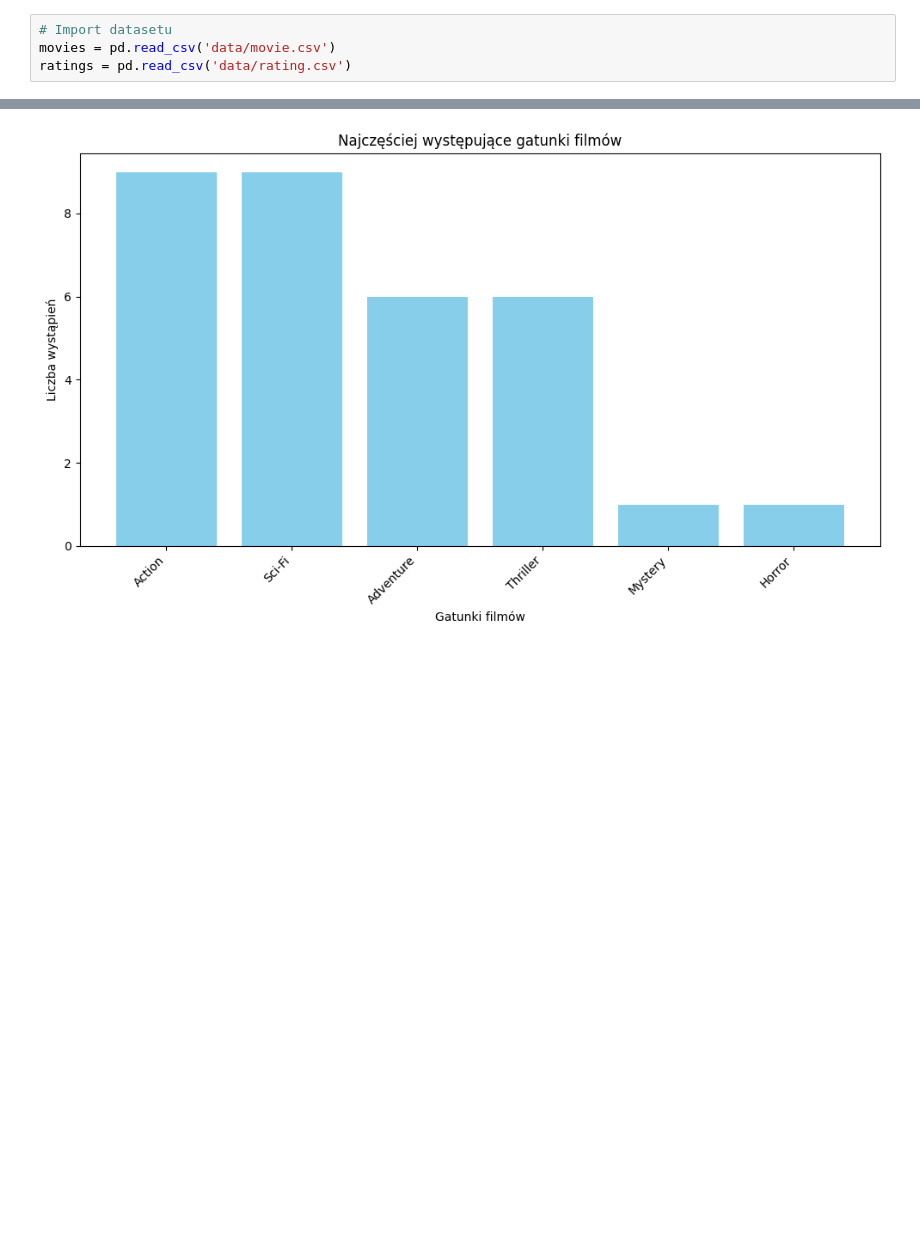
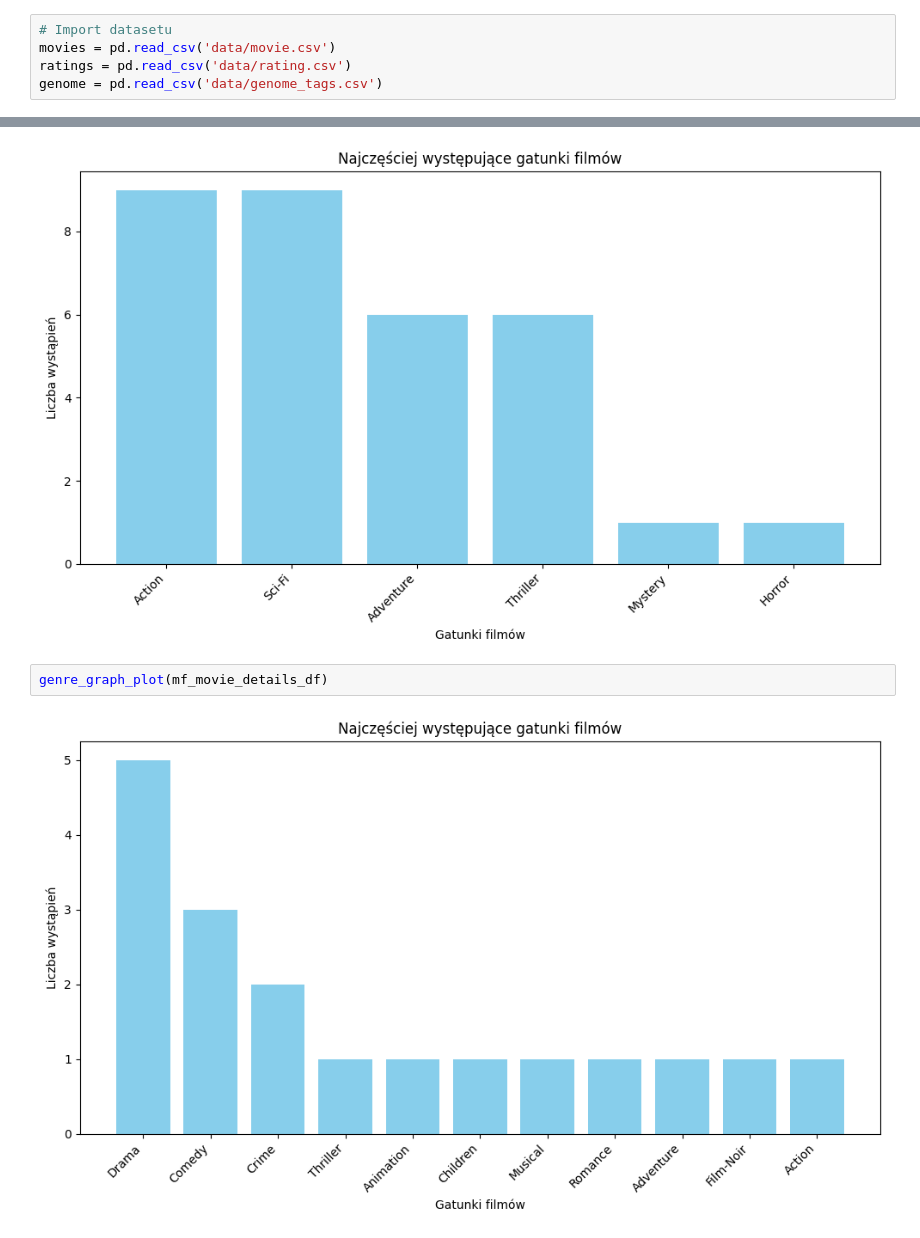
Before and after one commit to ProkopSebastian/recommendation-systems, a Jupyter notebook: src/wyniki.ipynb, the cells around one changed output, grey strips where cells are left out. Drawn from its saved outputs; the diff is of its cells as text; blank space fills up the shorter version.

```diff
--- a/src/wyniki.ipynb
+++ b/src/wyniki.ipynb
@@ -8,6 +10,7 @@ import knn as knn_alg
 # Import datasetu
 movies = pd.read_csv('data/movie.csv')
 ratings = pd.read_csv('data/rating.csv')
+genome = pd.read_csv('data/genome_tags.csv')
 # %%
 # wybór użytkownika, dla którego będziemy polecać filmy, oraz ile filmów chcemy wyświetlić
 user_id = 23
@@ -100,3 +162,7 @@ genre_graph_plot(recommended_movies)
 genre_graph_plot(movie_details_df)
 # %% [output]
 [figure]
+# %%
+genre_graph_plot(mf_movie_details_df)
+# %% [output]
+[figure, added]
```
Also changed, not shown: parts of 8 cells of this notebook, 4 other files.
